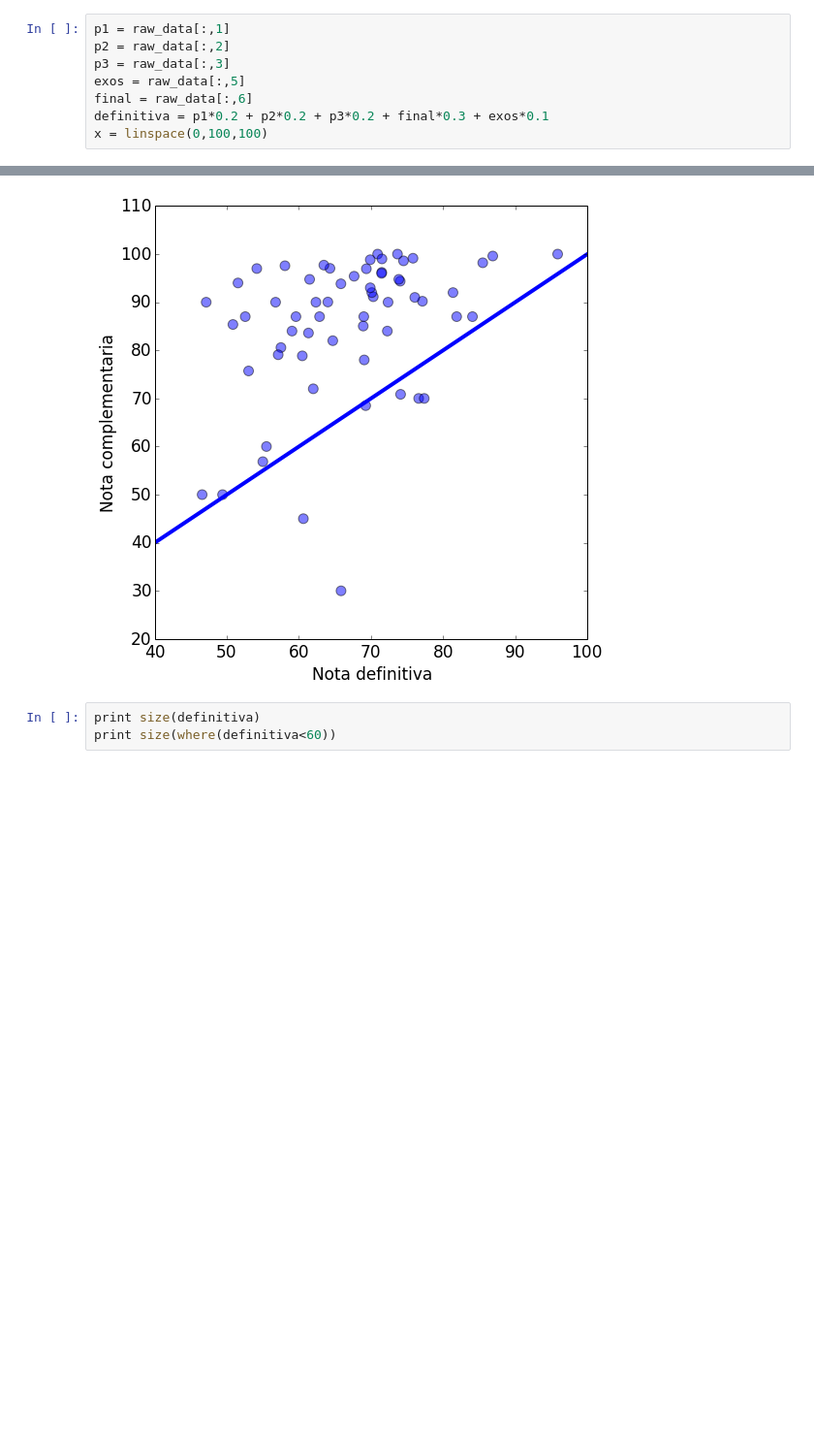
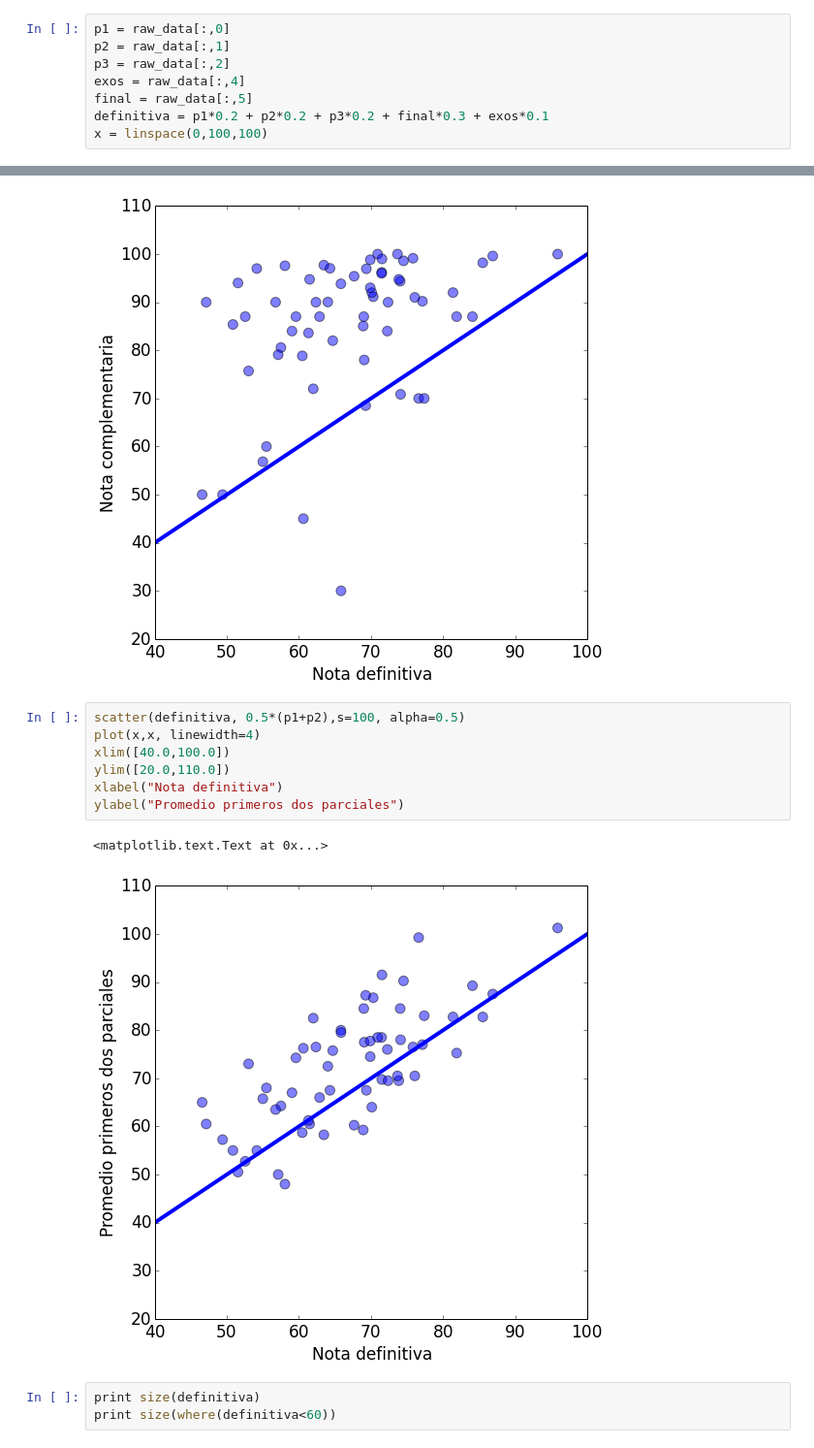
Before and after one commit to forero/CoursePerformance, a Jupyter notebook: src/analysis.ipynb, the cells around one changed output, grey strips where cells are left out. Shown at 97% size. Cells and saved outputs as stored; diff of their text form; blank space fills up the shorter version.

```diff
--- a/src/analysis.ipynb
+++ b/src/analysis.ipynb
@@ -9,10 +9,10 @@ rcParams['figure.figsize'] = 8, 8
 # %%
 raw_data = loadtxt("../data/201320/notas_fisicaII_201320.dat")
 # %%
-p1 = raw_data[:,1]
-p2 = raw_data[:,2]
-p3 = raw_data[:,3]
-exos = raw_data[:,5]
-final = raw_data[:,6]
+p1 = raw_data[:,0]
+p2 = raw_data[:,1]
+p3 = raw_data[:,2]
+exos = raw_data[:,4]
+final = raw_data[:,5]
 definitiva = p1*0.2 + p2*0.2 + p3*0.2 + final*0.3 + exos*0.1
 x = linspace(0,100,100)
@@ -69,6 +67,16 @@ ylabel("Nota complementaria")
 # %% [output]
 <matplotlib.text.Text at 0x...>
 [figure]
+# %%
+scatter(definitiva, 0.5*(p1+p2),s=100, alpha=0.5)
+plot(x,x, linewidth=4)
+xlim([40.0,100.0])
+ylim([20.0,110.0])
+xlabel("Nota definitiva")
+ylabel("Promedio primeros dos parciales")
+# %% [output]
+<matplotlib.text.Text at 0x...>
+[figure, added]
 # %%
 print size(definitiva)
 print size(where(definitiva<60))
```
Also changed, not shown: parts of 6 cells of this notebook.
